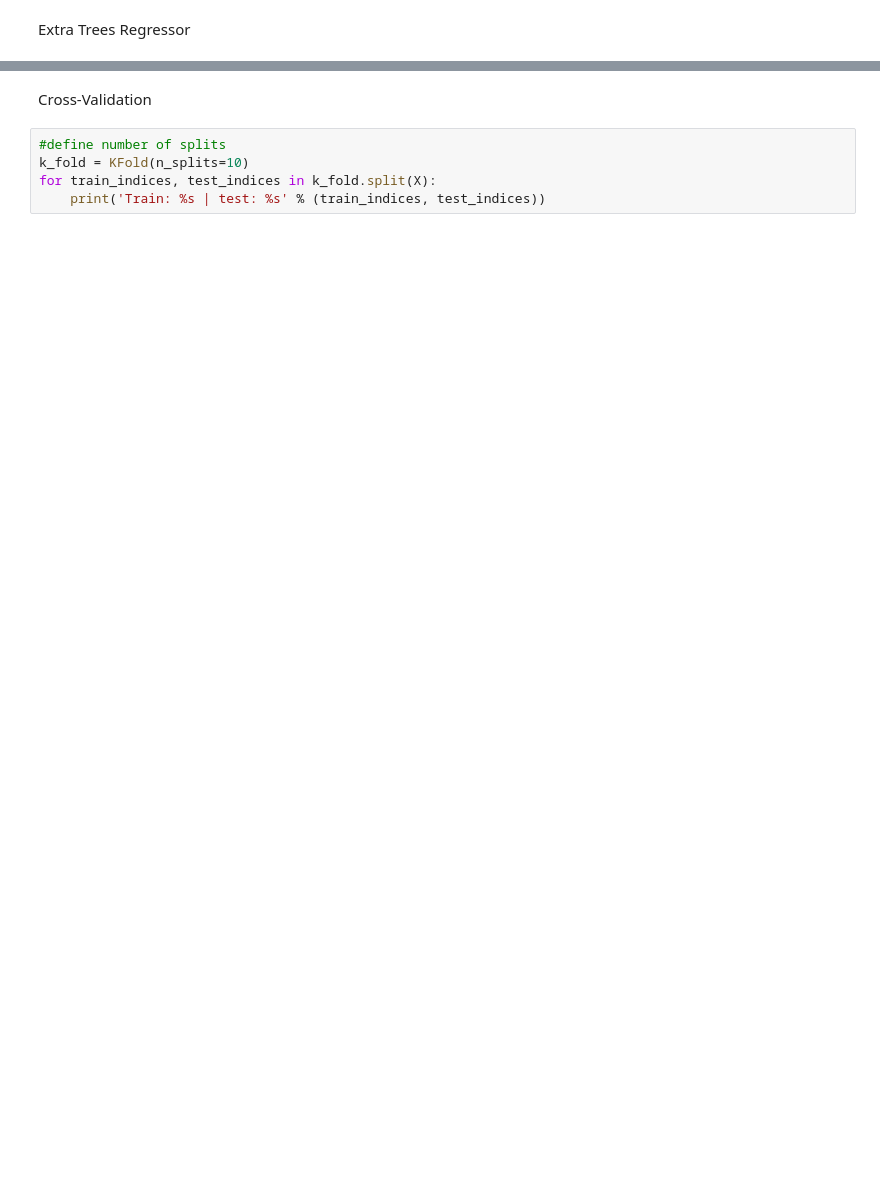
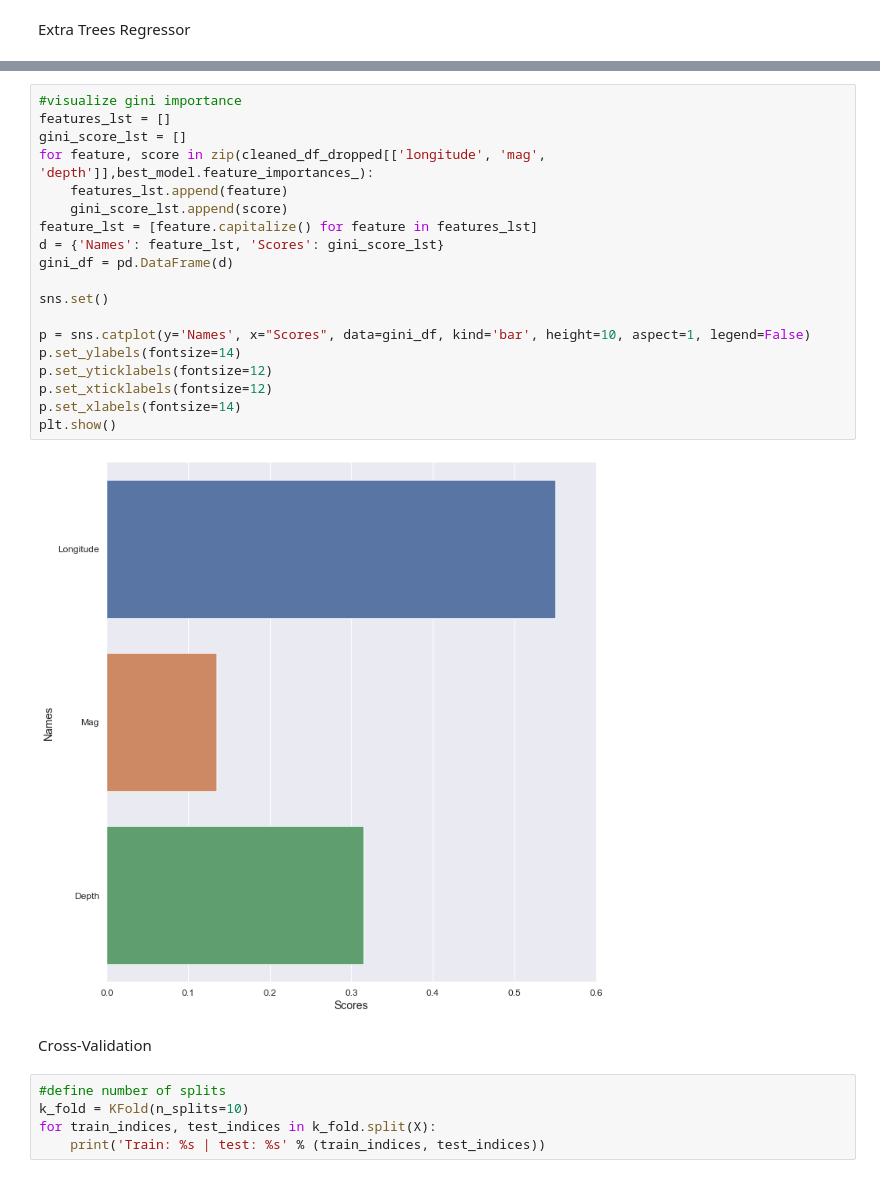
Before and after one commit to rromang/earthquake_modeling, a Jupyter notebook: notebooks/ml_extratrees_lat_notime.ipynb, the cells around one changed output, grey strips where cells are left out. Saved outputs shown, nothing was run; the diff lists cells and outputs as text; blank space fills up the shorter version.

```diff
--- a/notebooks/ml_extratrees_lat_notime.ipynb
+++ b/notebooks/ml_extratrees_lat_notime.ipynb
@@ -259,3 +262,24 @@ Code execution time: 48.846 seconds.
+# %%
+#visualize gini importance
+features_lst = []
+gini_score_lst = []
+for feature, score in zip(cleaned_df_dropped[['longitude', 'mag', 'depth']],best_model.feature_importances_):
+    features_lst.append(feature)
+    gini_score_lst.append(score)
+feature_lst = [feature.capitalize() for feature in features_lst]
+d = {'Names': feature_lst, 'Scores': gini_score_lst}
+gini_df = pd.DataFrame(d)
+
+sns.set()
+
+p = sns.catplot(y='Names', x="Scores", data=gini_df, kind='bar', height=10, aspect=1, legend=False)
+p.set_ylabels(fontsize=14)
+p.set_yticklabels(fontsize=12)
+p.set_xticklabels(fontsize=12)
+p.set_xlabels(fontsize=14)
+plt.show()
+# %% [output]
+[figure, added]
 # %% [markdown]
 Cross-Validation
 # %%
```
Also changed, not shown: parts of 25 cells of this notebook, 4 other files.
